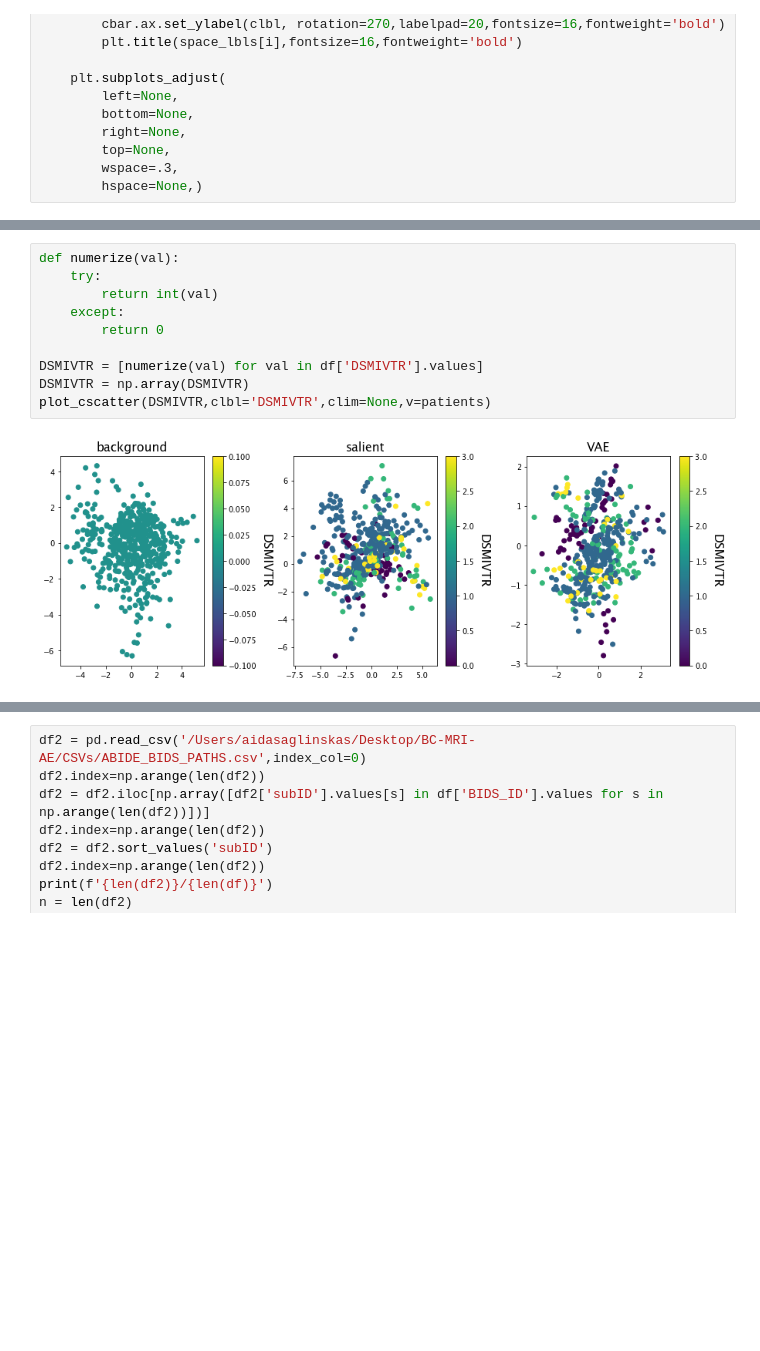
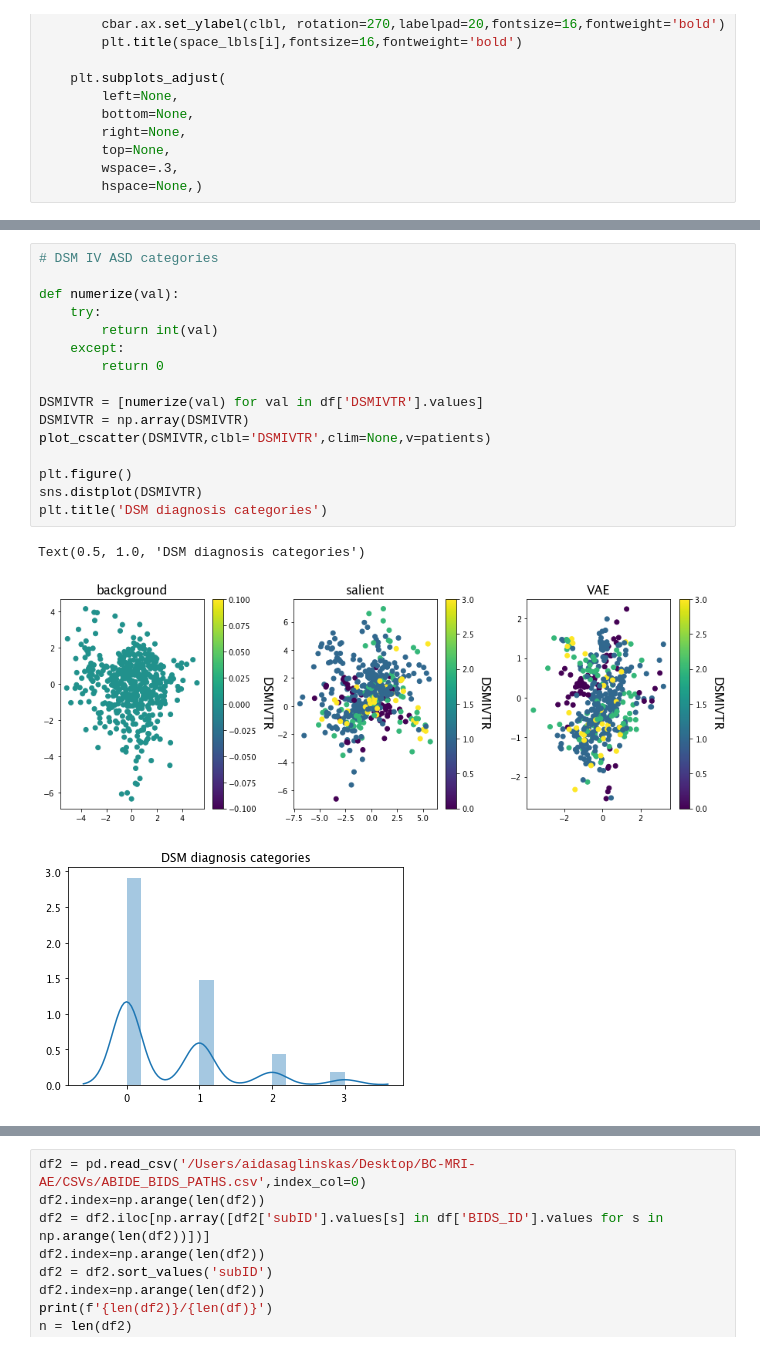
Before and after one commit to Aglinskas/BC-MRI-AE, a Jupyter notebook: Colab Notebooks/analysis-CCAE-Subtypes.ipynb, the cells around one changed output, grey strips where cells are left out. Cells and saved outputs as stored; diff of their text form; blank space fills up the shorter version.

```diff
--- a/Colab Notebooks/analysis-CCAE-Subtypes.ipynb
+++ b/Colab Notebooks/analysis-CCAE-Subtypes.ipynb
@@ -433,13 +456,21 @@ plot_cscatter(fiq,clbl='FIQ',clim=(100,130),v=patients)
 # %%
+# DSM IV ASD categories
+
 def numerize(val):
     try:
         return int(val)
     except:
         return 0
 
 DSMIVTR = [numerize(val) for val in df['DSMIVTR'].values]
 DSMIVTR = np.array(DSMIVTR)
 plot_cscatter(DSMIVTR,clbl='DSMIVTR',clim=None,v=patients)
+
+plt.figure()
+sns.distplot(DSMIVTR)
+plt.title('DSM diagnosis categories')
 # %% [output]
+Text(0.5, 1.0, 'DSM diagnosis categories')
-[figure, old version]
+[figure, new version]
+[figure, added]
 # %%
```
Also changed, not shown: parts of 53 cells of this notebook.
